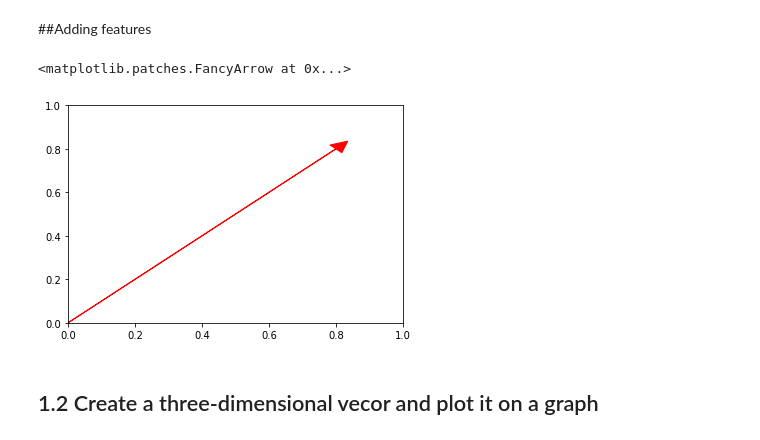
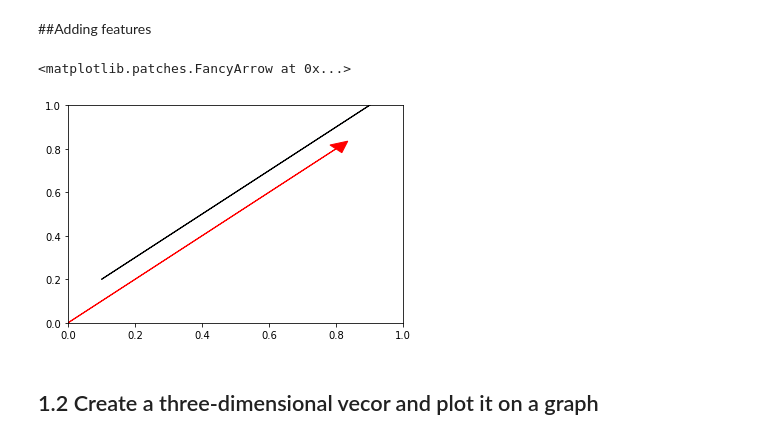
Before and after one commit to supai-red/DS-Unit-1-Sprint-4-Linear-Algebra, a Jupyter notebook: Andrea_Christelle_141_Linear_Algebra_Assignment.ipynb, the cells around one changed output. Saved outputs shown, nothing was run; the diff lists cells and outputs as text; code cells hidden in the pictures.

```diff
--- a/Andrea_Christelle_141_Linear_Algebra_Assignment.ipynb
+++ b/Andrea_Christelle_141_Linear_Algebra_Assignment.ipynb
@@ -29,10 +29,11 @@ plt.arrow(.2, .4, b_vector[1], b_vector[1])
 c_vector = [.8, .8]
 # %%
 #plot vector with features
-plt.arrow(0, 0, c_vector[0], c_vector[0], head_width = .05, head_length=.05, color = "red")
+plt.arrow(0, 0, c_vector[0], c_vector[1], head_width = .05, head_length=.05, color = "red")
+plt. arrow (.1, .2, c_vector[0], c_vector[1])
 # %% [output]
 <matplotlib.patches.FancyArrow at 0x...>
-[figure, old version]
+[figure, new version]
 # %% [markdown]
 ## 1.2 Create a three-dimensional vecor and plot it on a graph
 # %%
```
Also changed, not shown: parts of 10 cells of this notebook.
